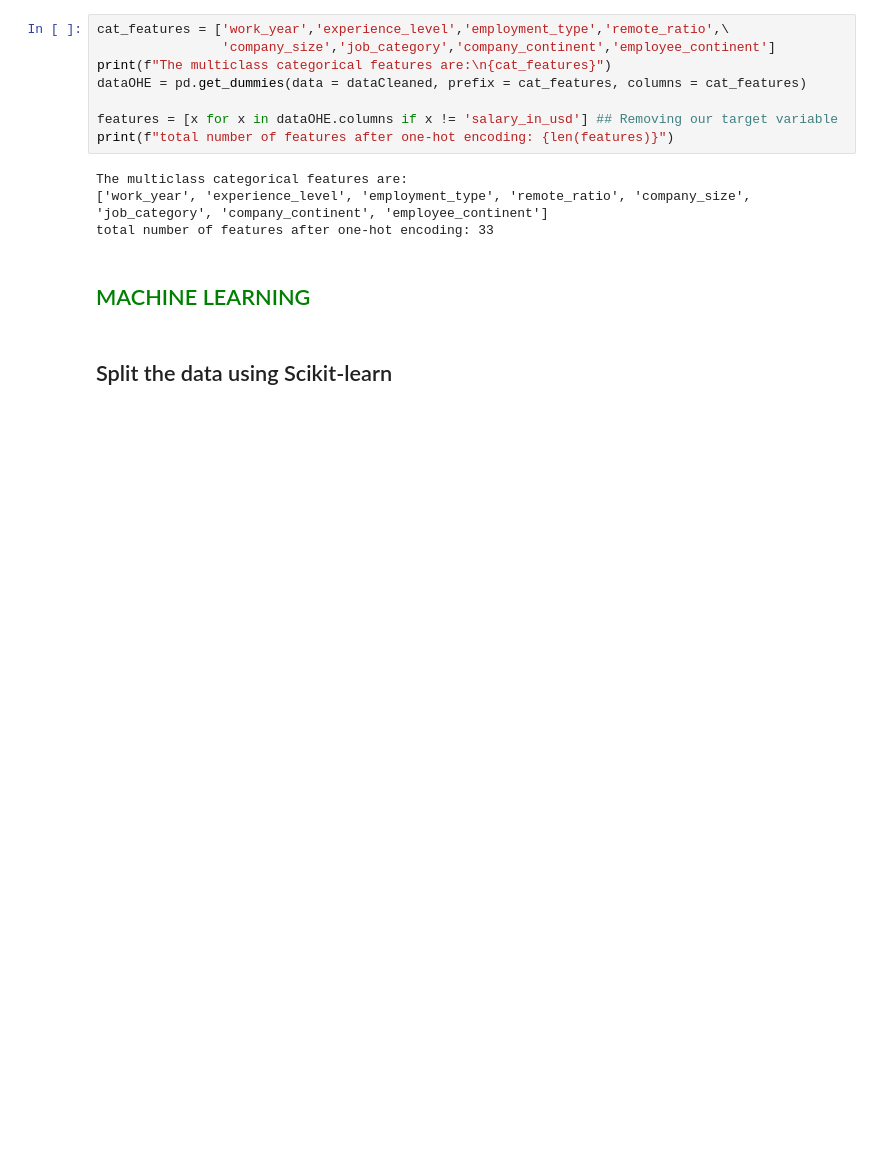
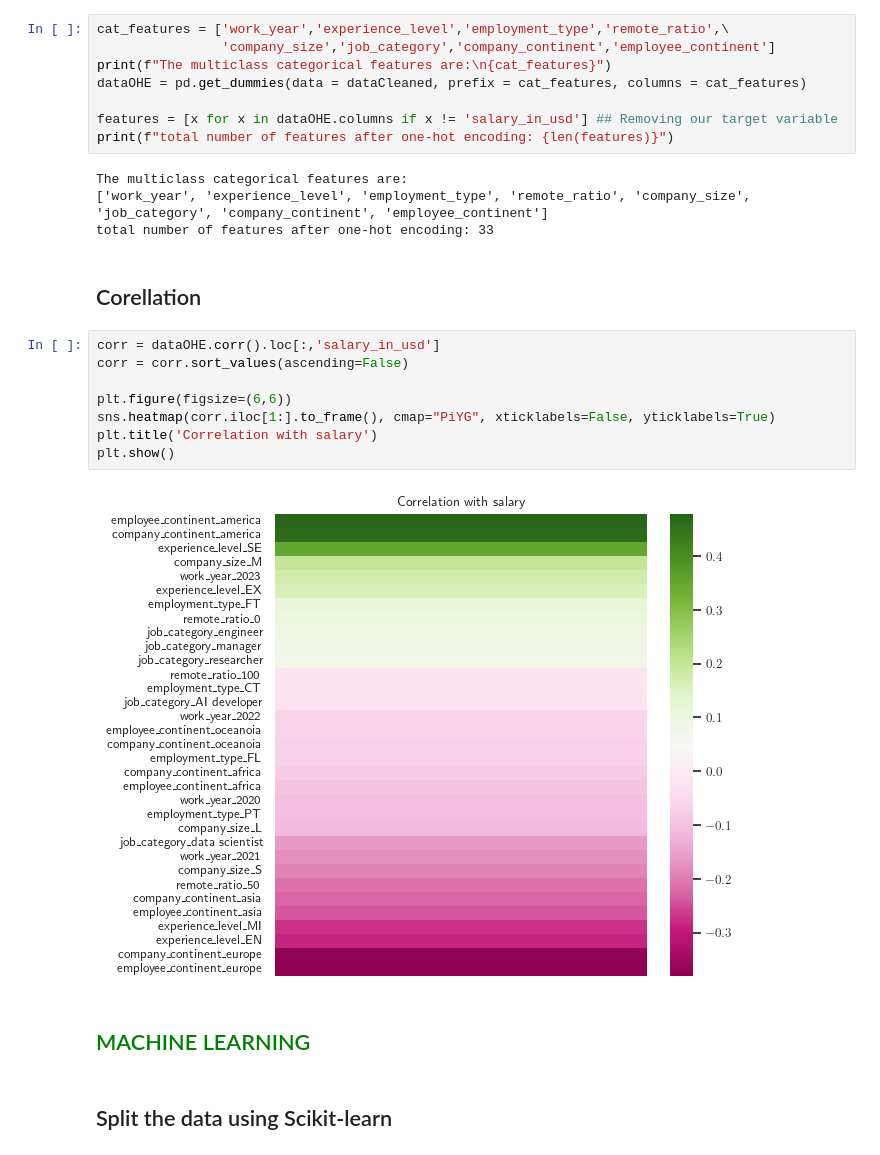
Before and after one commit to rfjd/Machine-Learning, a Jupyter notebook: kaggle/Data-Science-Salaries-2023/ds_salaries.ipynb, the cells around one changed output. Saved outputs shown, nothing was run; the diff lists cells and outputs as text; blank space fills up the shorter version.

Commit message:
included a correlation analysis.

```diff
--- a/kaggle/Data-Science-Salaries-2023/ds_salaries.ipynb
+++ b/kaggle/Data-Science-Salaries-2023/ds_salaries.ipynb
@@ -196,6 +191,18 @@ print(f"total number of features after one-hot encoding: {len(features)}")
 The multiclass categorical features are:
 ['work_year', 'experience_level', 'employment_type', 'remote_ratio', 'company_size', 'job_category', 'company_continent', 'employee_continent']
 total number of features after one-hot encoding: 33
+# %% [markdown]
+## Corellation
+# %%
+corr = dataOHE.corr().loc[:,'salary_in_usd']
+corr = corr.sort_values(ascending=False)
+
+plt.figure(figsize=(6,6))
+sns.heatmap(corr.iloc[1:].to_frame(), cmap="PiYG", xticklabels=False, yticklabels=True)
+plt.title('Correlation with salary')
+plt.show()
+# %% [output]
+[figure, added]
 # %% [markdown]
 ## <span style="color:green"> MACHINE LEARNING </span>
 # %% [markdown]
```
Also changed, not shown: parts of 3 cells of this notebook.
